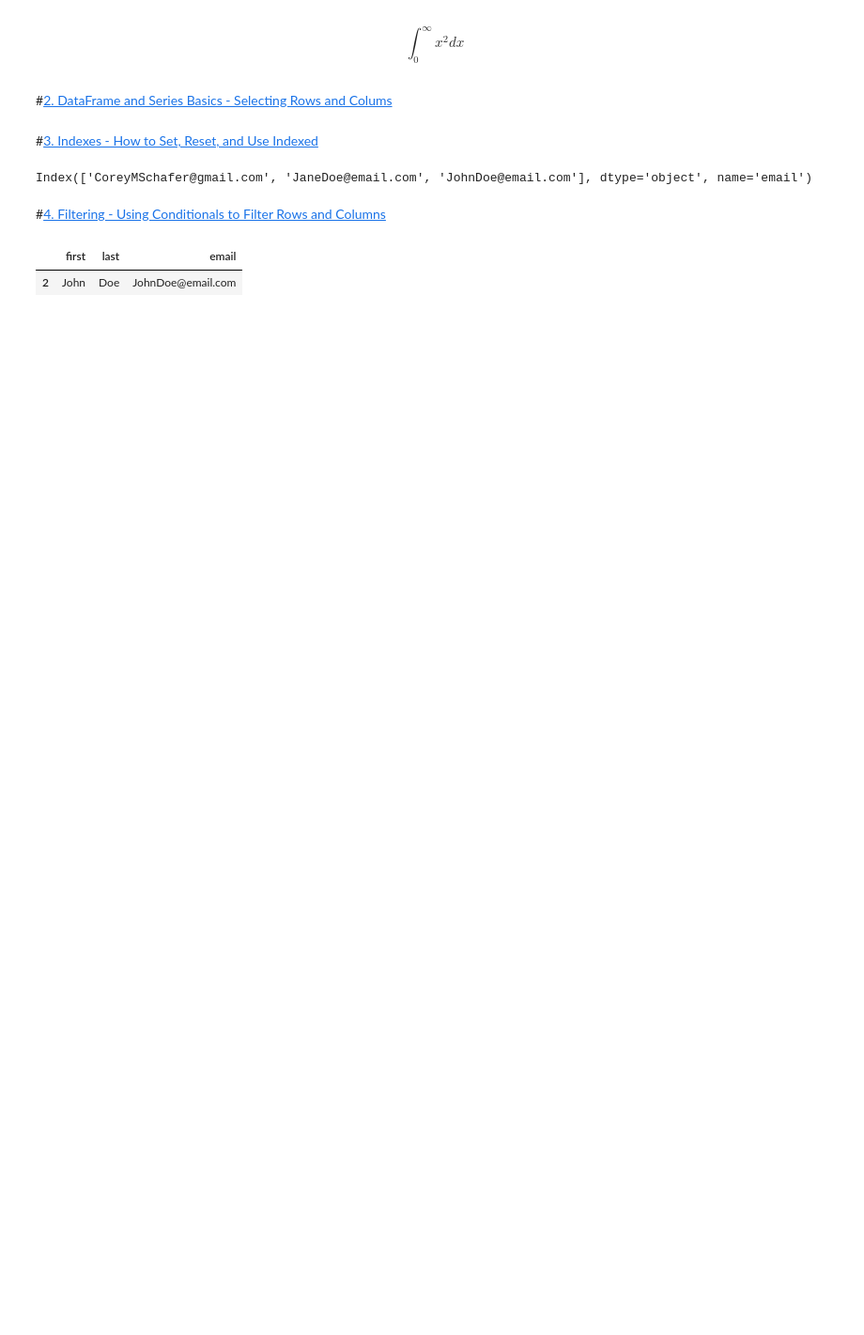
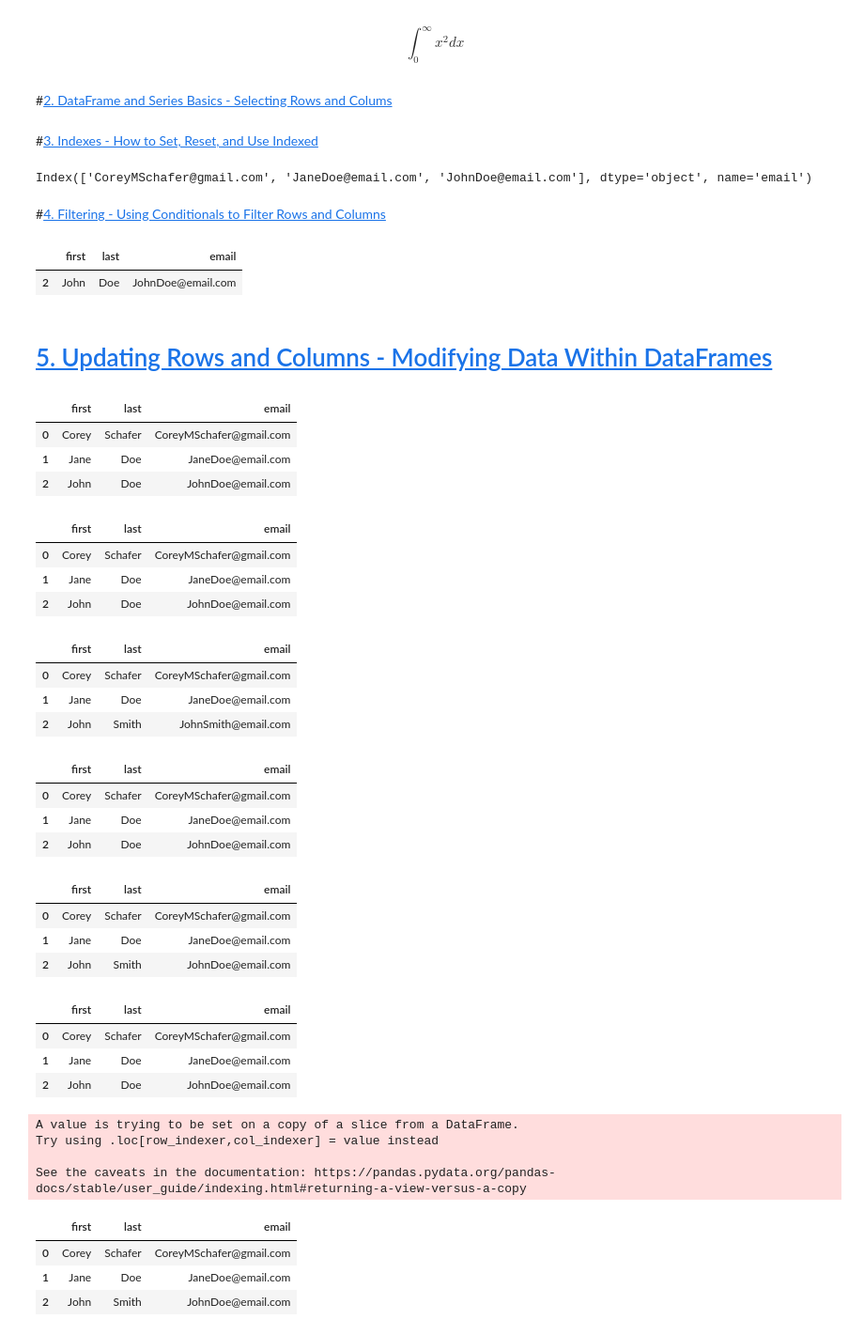
Before and after one commit to davidzheng66/python3, a Jupyter notebook: panda/panda1.ipynb, the cells around one changed output. Shown at 94% size. Drawn from its saved outputs; the diff is of its cells as text; code cells hidden in the pictures; blank space fills up the shorter version.

```diff
--- a/panda/panda1.ipynb
+++ b/panda/panda1.ipynb
@@ -185,3 +185,22 @@ df.loc[filt, 'Country']
 # %%
 filt = df['LanguageWorkedWith'].str.contains('Python', na=False)
 df.loc[filt, 'LanguageWorkedWith']
+# %% [markdown]
+# [5. Updating Rows and Columns - Modifying Data Within DataFrames](https://www.youtube.com/watch?v=DCDe29sIKcE&list=PL-osiE80TeTsWmV9i9c58mdDCSskIFdDS&index=5)
+# %%
+import pandas as pd
+
+people = {
+    "first": ["Corey", 'Jane', 'John'],
+    "last": ["Schafer", 'Doe', 'Doe'],
+    "email": ["CoreyMSchafer@gmail.com", 'JaneDoe@email.com', 'JohnDoe@email.com']
+}
+
+df = pd.DataFrame(people)
+# %%
+df
+# %% [output]
+|  | first | last | email |
+| 0 | Corey | Schafer | CoreyMSchafer@gmail.com |
+| 1 | Jane | Doe | JaneDoe@email.com |
+| 2 | John | Doe | JohnDoe@email.com |
@@ -187,0 +223,57 @@ df.loc[filt, 'LanguageWorkedWith']
+# %%
+df.rename(columns={'first_name':'first', 'last_name':'last'}, inplace=True)
+df
+# %% [output]
+|  | first | last | email |
+| 0 | Corey | Schafer | CoreyMSchafer@gmail.com |
+| 1 | Jane | Doe | JaneDoe@email.com |
+| 2 | John | Doe | JohnDoe@email.com |
+# %%
+df.loc[2] = ['John', 'Smith', 'JohnSmith@email.com']
+df
+# %% [output]
+|  | first | last | email |
+| 0 | Corey | Schafer | CoreyMSchafer@gmail.com |
+| 1 | Jane | Doe | JaneDoe@email.com |
+| 2 | John | Smith | JohnSmith@email.com |
+# %%
+df.loc[2, ['last','email']] =['Doe', 'JohnDoe@email.com']
+df
+# %% [output]
+|  | first | last | email |
+| 0 | Corey | Schafer | CoreyMSchafer@gmail.com |
+| 1 | Jane | Doe | JaneDoe@email.com |
+| 2 | John | Doe | JohnDoe@email.com |
+# %%
+df.loc[2, 'last'] = 'Smith'
+df
+# %% [output]
+|  | first | last | email |
+| 0 | Corey | Schafer | CoreyMSchafer@gmail.com |
+| 1 | Jane | Doe | JaneDoe@email.com |
+| 2 | John | Smith | JohnDoe@email.com |
+# %%
+df.at[2, 'last'] = 'Doe'
+df
+# %% [output]
+|  | first | last | email |
+| 0 | Corey | Schafer | CoreyMSchafer@gmail.com |
+| 1 | Jane | Doe | JaneDoe@email.com |
+| 2 | John | Doe | JohnDoe@email.com |
+# %%
+filt = (df['email'] == 'JohnDoe@email.com')
+df[filt]['last'] = 'Smith'
+# %% [output]
+A value is trying to be set on a copy of a slice from a DataFrame.
+Try using .loc[row_indexer,col_indexer] = value instead
+
+See the caveats in the documentation: https://pandas.pydata.org/pandas-docs/stable/user_guide/indexing.html#returning-a-view-versus-a-copy
+# %%
+filt = (df['email'] == 'JohnDoe@email.com')
+df.loc[filt, 'last'] = 'Smith'
+df
+# %% [output]
+|  | first | last | email |
+| 0 | Corey | Schafer | CoreyMSchafer@gmail.com |
+| 1 | Jane | Doe | JaneDoe@email.com |
+| 2 | John | Smith | JohnDoe@email.com |
```
Also changed, not shown: parts of 34 cells of this notebook.
